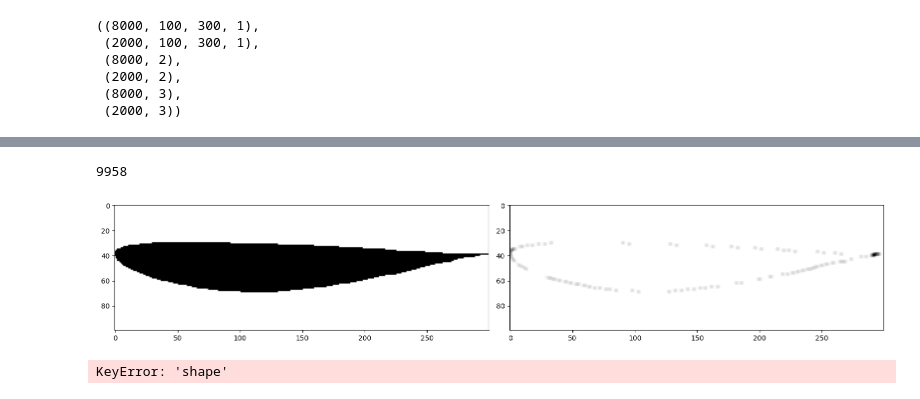
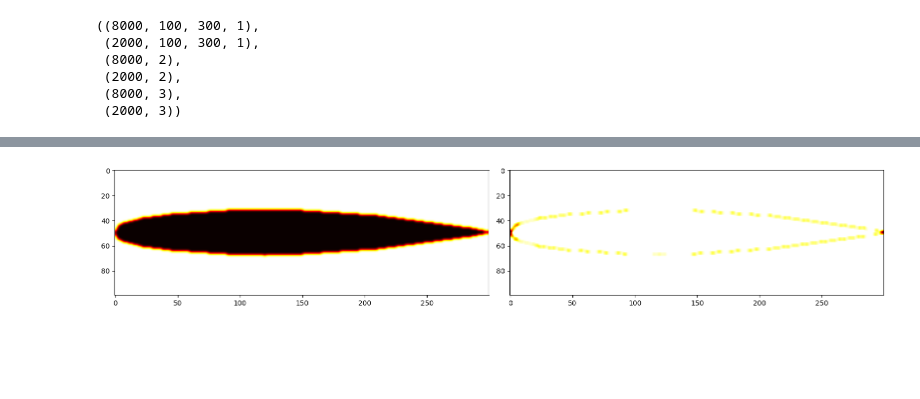
Before and after one commit to vicmcl/deeplearwing, a Jupyter notebook: deeplearwing/notebook/training.ipynb, the cells around one changed output, grey strips where cells are left out. Drawn from its saved outputs; the diff is of its cells as text; code cells hidden in the pictures; blank space fills up the shorter version.

```diff
--- a/deeplearwing/notebook/training.ipynb
+++ b/deeplearwing/notebook/training.ipynb
@@ -113,6 +103,8 @@ h = 100
 with concurrent.futures.ThreadPoolExecutor() as executor:
     futures_shape = [executor.submit(airfoil_to_image, row['x_coords'], row['y_coords'], w, h) for _, row in df.iterrows()]
     results_shape = [future.result() for future in futures_shape]
-# %%
-df['shape'] = results_shape
+# %%
+from cv2 import GaussianBlur
+
+df['shape'] = [GaussianBlur(x, (5, 5), 0) for x in results_shape]
 # %%
@@ -391,12 +375,6 @@ best_model.evaluate([images_test, params_test], y_test)
 # %%
 from tqdm import tqdm
-curvatures = [compute_curvature(img) for img in tqdm(results_shape)]
+curvatures = [compute_curvature(img) for img in tqdm(df['shape'])]
-# %%
-df['curvature'] = curvatures
-df = df[~pd.isnull(df['curvature'])]
-len(df)
-# %% [output]
-9958
 # %%
 def image_generator(df, batch_size=32, h=h, w=w):
     num_samples = len(df)
@@ -422,15 +400,15 @@ for batch in image_generator(df):
 # %%
 df = pd.concat([df, images_2_channels], axis=1)
 # %%
-n = 0
+n = 150
 fig = plt.figure(figsize = (16, 6))
 fig.add_subplot(1, 2, 1)
-plt.imshow(results_shape[n], cmap = 'gray')
+plt.imshow(df['shape'].iloc[n], cmap = 'hot')
 fig.add_subplot(1, 2, 2)
-plt.imshow(curvatures[n], cmap = 'gray_r')
+plt.imshow(curvatures[n], cmap = 'hot_r')
 plt.tight_layout()
 # %% [output]
-[figure, old version]
+[figure, new version]
 # %%
 features = ['combined_image', 'params']
 
@@ -442,15 +420,13 @@ X_train, X_test, y_train, y_test = train_test_split(
     shuffle = True
 )
 # %%
-images_train = np.expand_dims(np.array([x for x in X_train['shape']], dtype='float32'), axis = -1)
-images_test = np.expand_dims(np.array([x for x in X_test['shape']], dtype='float32'), axis = -1)
+images_train = np.array([x for x in X_train['combined_image']], dtype='float32')
+images_test = np.array([x for x in X_test['combined_image']], dtype='float32')
 
 params_train = np.array([x for x in X_train['params']], dtype='float32')
 params_test = np.array([x for x in X_test['params']], dtype='float32')
 
 y_train = np.array([x for x in y_train])
 y_test = np.array([x for x in y_test])
-# %% [output]
-KeyError: 'shape'
 # %%
 images_train.shape, images_test.shape, params_train.shape, params_test.shape, y_train.shape, y_test.shape
```
Also changed, not shown: parts of 17 cells of this notebook.
